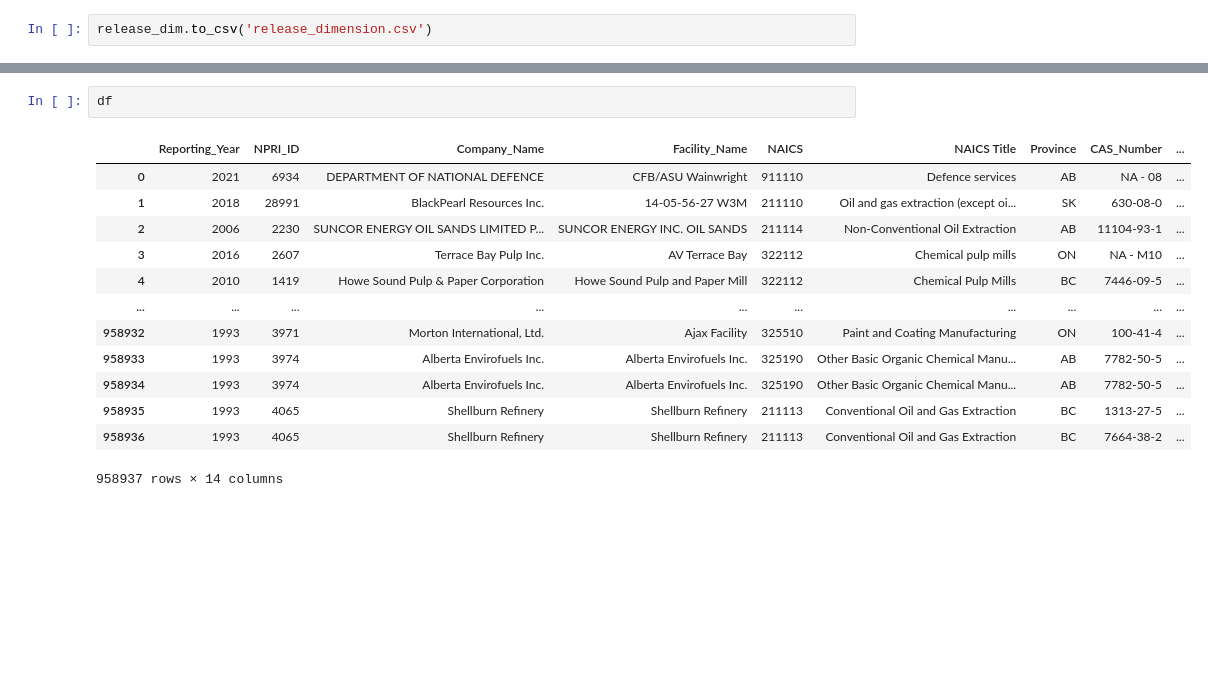
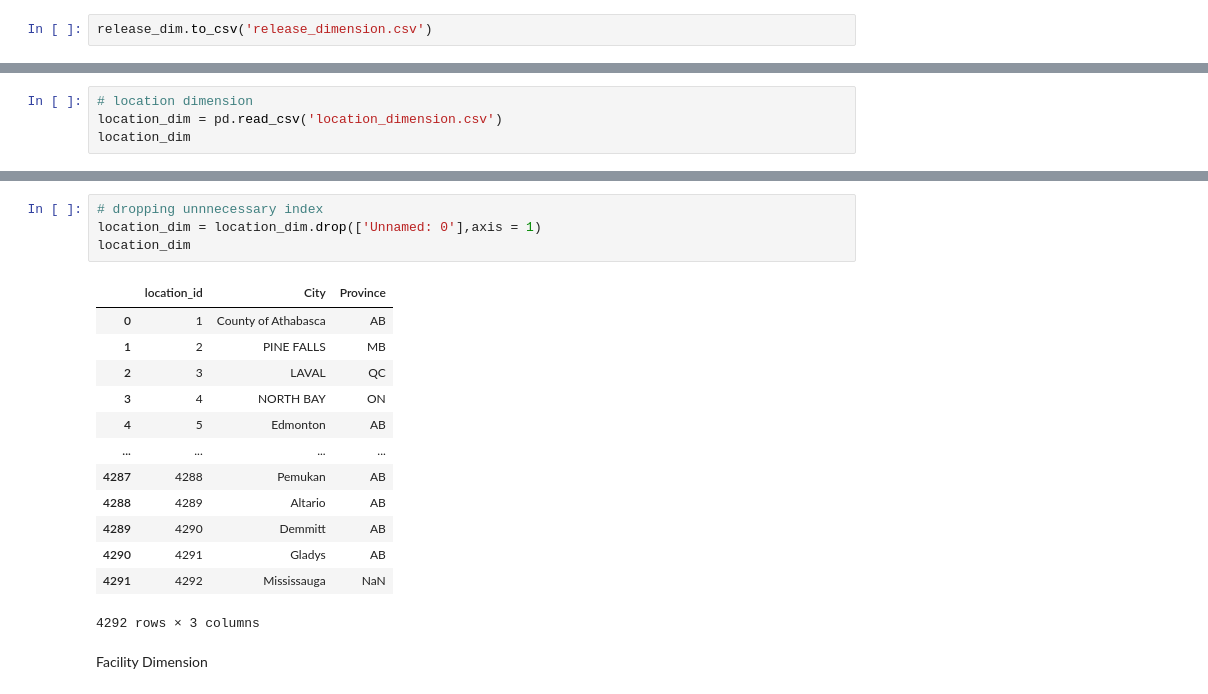
Before and after one commit to Miten7/data-sci-project, a Jupyter notebook: phase_2_data_staging.ipynb, the cells around one changed output, grey strips where cells are left out. Cells and saved outputs as stored; diff of their text form; blank space fills up the shorter version.

Commit message:
fact table generation

```diff
--- a/phase_2_data_staging.ipynb
+++ b/phase_2_data_staging.ipynb
@@ -456,0 +389,4 @@ df.head(12)
+# %%
+# location dimension
+location_dim = pd.read_csv('location_dimension.csv')
+location_dim
@@ -457,16 +407,20 @@ df.head(12)
 # %%
-df
+# dropping unnnecessary index
+location_dim = location_dim.drop(['Unnamed: 0'],axis = 1)
+location_dim
 # %% [output]
-|  | Reporting_Year | NPRI_ID | Company_Name | Facility_Name | NAICS | NAICS Title | Province | CAS_Number | ... |
-| 0 | 2021 | 6934 | DEPARTMENT OF NATIONAL DEFENCE | CFB/ASU Wainwright | 911110 | Defence services | AB | NA - 08 | ... |
-| 1 | 2018 | 28991 | BlackPearl Resources Inc. | 14-05-56-27 W3M | 211110 | Oil and gas extraction (except oi... | SK | 630-08-0 | ... |
-| 2 | 2006 | 2230 | SUNCOR ENERGY OIL SANDS LIMITED P... | SUNCOR ENERGY INC. OIL SANDS | 211114 | Non-Conventional Oil Extraction | AB | 11104-93-1 | ... |
-| 3 | 2016 | 2607 | Terrace Bay Pulp Inc. | AV Terrace Bay | 322112 | Chemical pulp mills | ON | NA - M10 | ... |
-| 4 | 2010 | 1419 | Howe Sound Pulp & Paper Corporation | Howe Sound Pulp and Paper Mill | 322112 | Chemical Pulp Mills | BC | 7446-09-5 | ... |
-| ... | ... | ... | ... | ... | ... | ... | ... | ... | ... |
-| 958932 | 1993 | 3971 | Morton International, Ltd. | Ajax Facility | 325510 | Paint and Coating Manufacturing | ON | 100-41-4 | ... |
-| 958933 | 1993 | 3974 | Alberta Envirofuels Inc. | Alberta Envirofuels Inc. | 325190 | Other Basic Organic Chemical Manu... | AB | 7782-50-5 | ... |
-| 958934 | 1993 | 3974 | Alberta Envirofuels Inc. | Alberta Envirofuels Inc. | 325190 | Other Basic Organic Chemical Manu... | AB | 7782-50-5 | ... |
-| 958935 | 1993 | 4065 | Shellburn Refinery | Shellburn Refinery | 211113 | Conventional Oil and Gas Extraction | BC | 1313-27-5 | ... |
-| 958936 | 1993 | 4065 | Shellburn Refinery | Shellburn Refinery | 211113 | Conventional Oil and Gas Extraction | BC | 7664-38-2 | ... |
+|  | location_id | City | Province |
+| 0 | 1 | County of Athabasca | AB |
+| 1 | 2 | PINE FALLS | MB |
+| 2 | 3 | LAVAL | QC |
+| 3 | 4 | NORTH BAY | ON |
+| 4 | 5 | Edmonton | AB |
+| ... | ... | ... | ... |
+| 4287 | 4288 | Pemukan | AB |
+| 4288 | 4289 | Altario | AB |
+| 4289 | 4290 | Demmitt | AB |
+| 4290 | 4291 | Gladys | AB |
+| 4291 | 4292 | Mississauga | NaN |
-958937 rows × 14 columns
+4292 rows × 3 columns
+# %% [markdown]
+Facility Dimension
```
Also changed, not shown: parts of 30 cells of this notebook.
